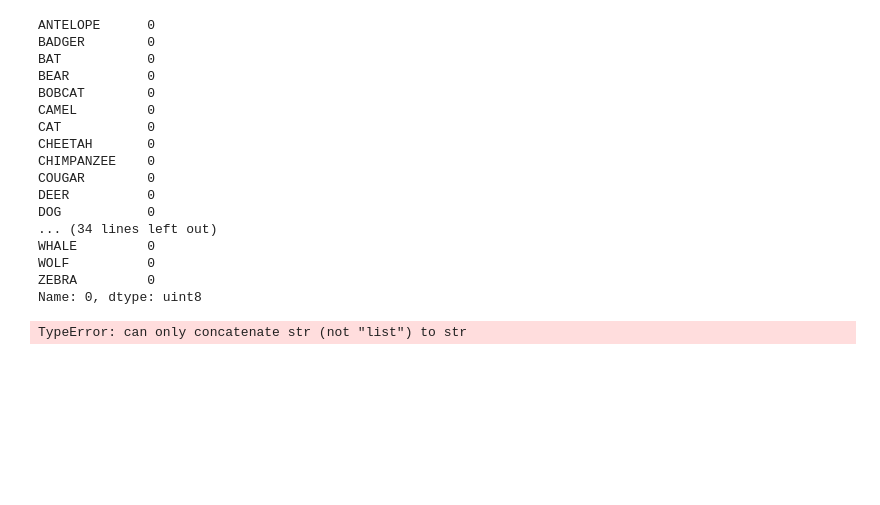
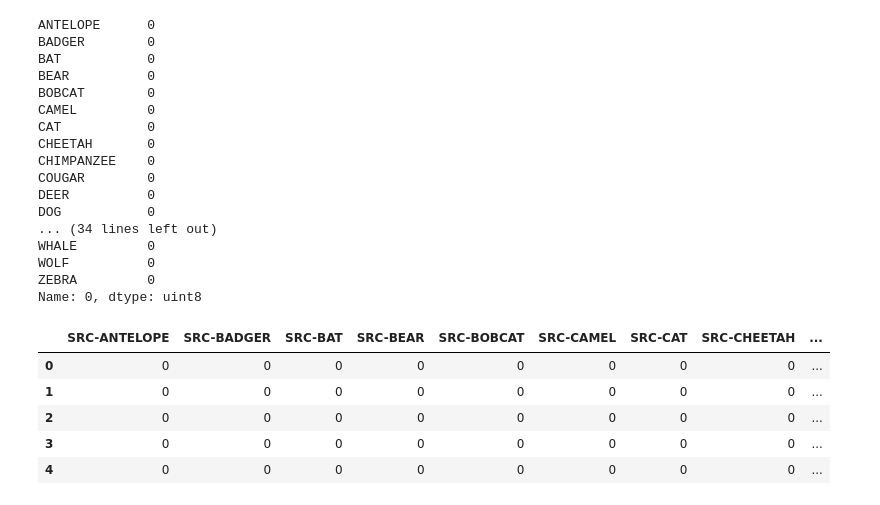
Before and after one commit to omoraisu/PJDSC2023-CarpeDatum, a Jupyter notebook: Pre-Processed Instapay Transactions.ipynb, the cells around one changed output. Saved outputs shown, nothing was run; the diff lists cells and outputs as text; code cells hidden in the pictures; blank space fills up the shorter version.

```diff
--- a/Pre-Processed Instapay Transactions.ipynb
+++ b/Pre-Processed Instapay Transactions.ipynb
@@ -210,7 +214,7 @@ WOLF          0
 ZEBRA         0
 Name: 0, dtype: uint8
 # %%
-dummy_variables_1_old_colname = ['ANTELOPE', 'BADGER', 'BAT',
+dummy_variables_2_old_colname = ['ANTELOPE', 'BADGER', 'BAT',
                                 'BEAR', 'BOBCAT', 'CAMEL',
                                 'CAT', 'CHEETAH', 'CHIMPANZEE',
                                 'COUGAR', 'DEER', 'DOG',
@@ -229,44 +233,14 @@ dummy_variables_1_old_colname = ['ANTELOPE', 'BADGER', 'BAT',
                                 'ZEBRA'
                                ]
 set_prefix = 'SRC-'
-column_mapping = {dummy_variables_1_old_colname: set_prefix + dummy_variables_1_old_colname for colname in dummy_variables_1_old_colname}
+column_mapping = {colname: set_prefix + colname for colname in dummy_variables_2_old_colname}
-# %% [output]
-TypeError: can only concatenate str (not "list") to str
 # %%
-dummy_variable_1.rename(columns={'ANTELOPE':'SRC-ANTELOPE',
-                                 'BADGER':'SRC-BADGER',
-                                 'BAT':'SRC-BAT',
-                                 'BEAR':'SRC-BEAR',
-                                 'BOBCAT':'SRC-BOBCAT',
-                                 'CAMEL':'SRC-CAMEL',
-                                 'CAT':'SRC-CAT',
-                                 'CHEETAH':'SRC-CHEETAH',
-                                 'CHIMPANZEE':'SRC-CHIMPANZEE',
-                                 'COUGAR':'SRC-COUGAR',
-                                 'DEER':'SRC-DEER',
-                                 'DOG':'',
-                                 'DOLPHIN':'',
-                                 'ELEPHANT':'',
-                                 'EMU':'',
-                                 'GIRAFFE':'',
-                                 'GORILLA':'',
-                                 'HEDGEHOG':'',
-                                 'HORSE':'',
-                                 'HUMAN':'',
-                                 'HYENA':'',
-                                 'IBEX':'',
-                                 'JACKAL':'',
-                                 'KANGAROO':'',
-                                 'KOALA':'',
-                                 'LEMUR':'',
-                                 'LION':'',
-                                 'LYNX':'',
-                                 'MARMOSET':'',
-                                 'MEERKAT':'',
-                                 'MONGOOSE':'',
-                                 '':'',
-                                 '':'',
-                                 '':'',
-                                 '':'',
-                                 '':'',
-                                }, inplace=True)
+dummy_variable_2.rename(columns=column_mapping, inplace=True)
+dummy_variable_2.head()
+# %% [output]
+|  | SRC-ANTELOPE | SRC-BADGER | SRC-BAT | SRC-BEAR | SRC-BOBCAT | SRC-CAMEL | SRC-CAT | SRC-CHEETAH | ... |
+| 0 | 0 | 0 | 0 | 0 | 0 | 0 | 0 | 0 | ... |
+| 1 | 0 | 0 | 0 | 0 | 0 | 0 | 0 | 0 | ... |
+| 2 | 0 | 0 | 0 | 0 | 0 | 0 | 0 | 0 | ... |
+| 3 | 0 | 0 | 0 | 0 | 0 | 0 | 0 | 0 | ... |
+| 4 | 0 | 0 | 0 | 0 | 0 | 0 | 0 | 0 | ... |
```
Also changed, not shown: parts of 3 cells of this notebook.
